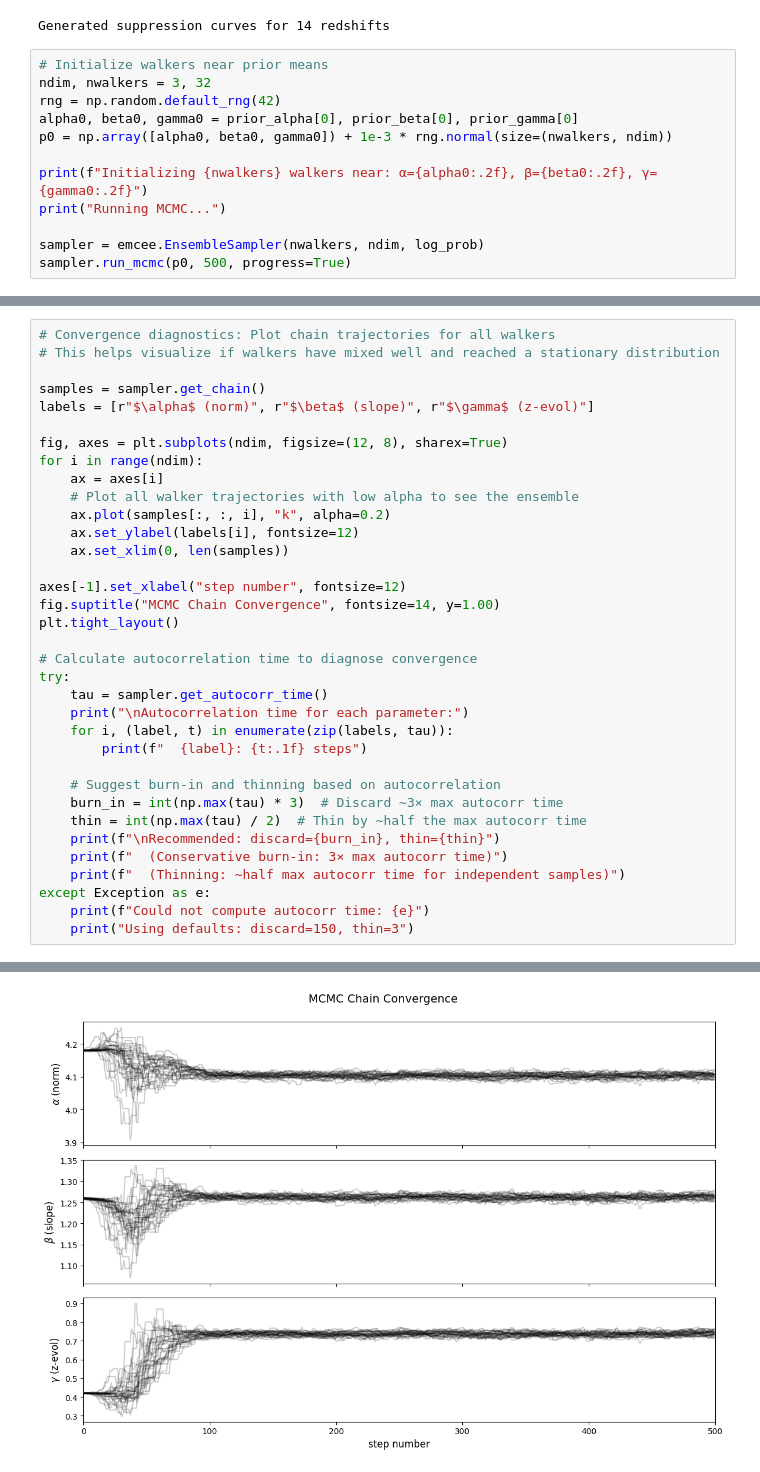
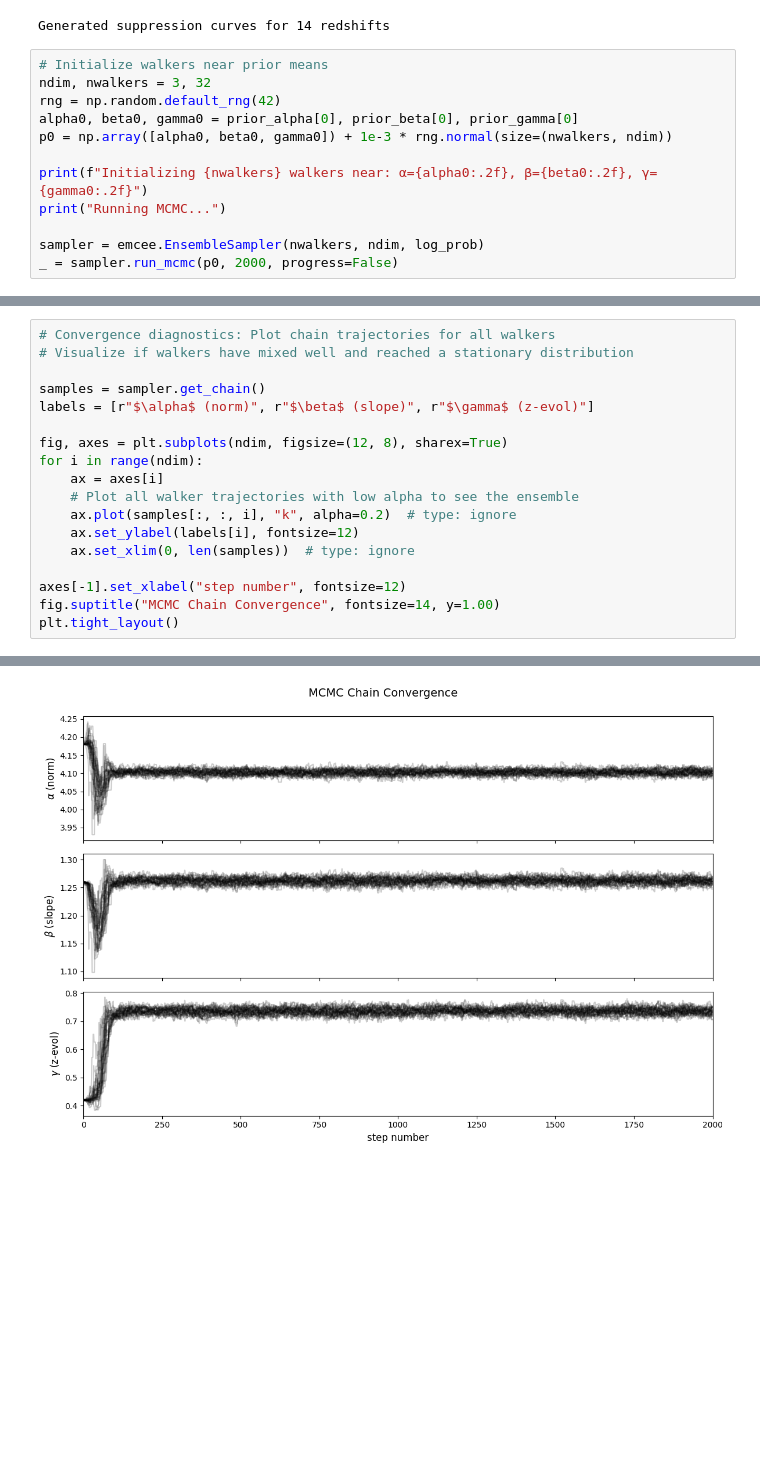
Before and after one commit to jemme07/pyspk, a Jupyter notebook: examples/pySPk_Examples.ipynb, the cells around one changed output, grey strips where cells are left out. Cells and saved outputs as stored; diff of their text form; blank space fills up the shorter version.

Commit message:
Update MCMC

```diff
--- a/examples/pySPk_Examples.ipynb
+++ b/examples/pySPk_Examples.ipynb
@@ -532,5 +532,5 @@ print(f"Initializing {nwalkers} walkers near: α={alpha0:.2f}, β={beta0:.2f},
 print("Running MCMC...")
 
 sampler = emcee.EnsembleSampler(nwalkers, ndim, log_prob)
-sampler.run_mcmc(p0, 500, progress=True)
+_ = sampler.run_mcmc(p0, 2000, progress=False)
 # %% [output]
@@ -557,6 +539,6 @@ State([[4.1006473  1.25649826 0.71925595]
 # %%
 # Convergence diagnostics: Plot chain trajectories for all walkers
-# This helps visualize if walkers have mixed well and reached a stationary distribution
+# Visualize if walkers have mixed well and reached a stationary distribution
 
 samples = sampler.get_chain()
 labels = [r"$\alpha$ (norm)", r"$\beta$ (slope)", r"$\gamma$ (z-evol)"]
@@ -565,28 +547,11 @@ fig, axes = plt.subplots(ndim, figsize=(12, 8), sharex=True)
 for i in range(ndim):
     ax = axes[i]
     # Plot all walker trajectories with low alpha to see the ensemble
-    ax.plot(samples[:, :, i], "k", alpha=0.2)
+    ax.plot(samples[:, :, i], "k", alpha=0.2)  # type: ignore
     ax.set_ylabel(labels[i], fontsize=12)
-    ax.set_xlim(0, len(samples))
+    ax.set_xlim(0, len(samples))  # type: ignore
 
 axes[-1].set_xlabel("step number", fontsize=12)
 fig.suptitle("MCMC Chain Convergence", fontsize=14, y=1.00)
 plt.tight_layout()
-
-# Calculate autocorrelation time to diagnose convergence
-try:
-    tau = sampler.get_autocorr_time()
-    print("\nAutocorrelation time for each parameter:")
-    for i, (label, t) in enumerate(zip(labels, tau)):
-        print(f"  {label}: {t:.1f} steps")
-
-    # Suggest burn-in and thinning based on autocorrelation
-    burn_in = int(np.max(tau) * 3)  # Discard ~3× max autocorr time
-    thin = int(np.max(tau) / 2)  # Thin by ~half the max autocorr time
-    print(f"\nRecommended: discard={burn_in}, thin={thin}")
-    print(f"  (Conservative burn-in: 3× max autocorr time)")
-    print(f"  (Thinning: ~half max autocorr time for independent samples)")
-except Exception as e:
-    print(f"Could not compute autocorr time: {e}")
-    print("Using defaults: discard=150, thin=3")
 # %% [output]
@@ -597,2 +558,2 @@ Using defaults: discard=150, thin=3
-[figure, old version]
+[figure, new version]
 # %%
```
Also changed, not shown: parts of 5 cells of this notebook.
